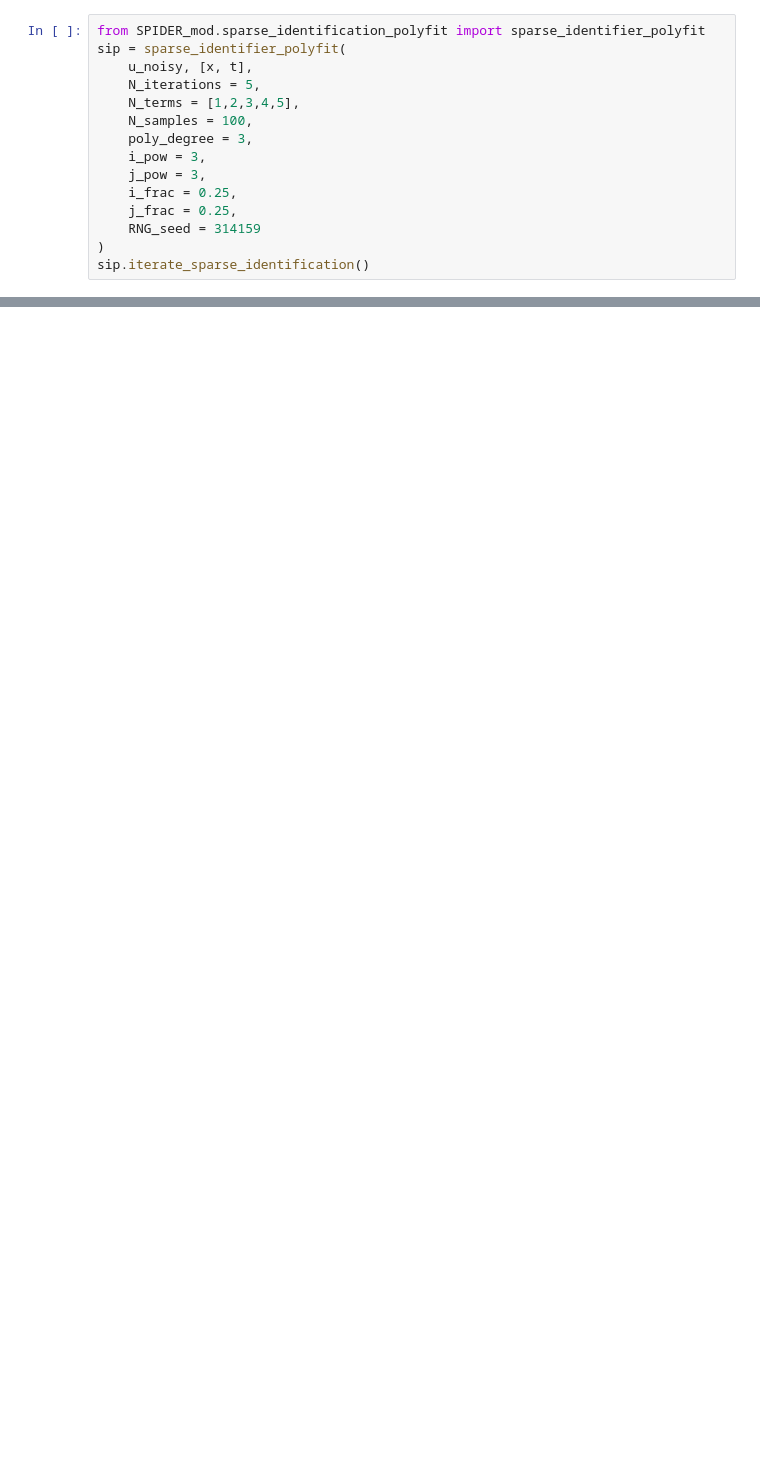
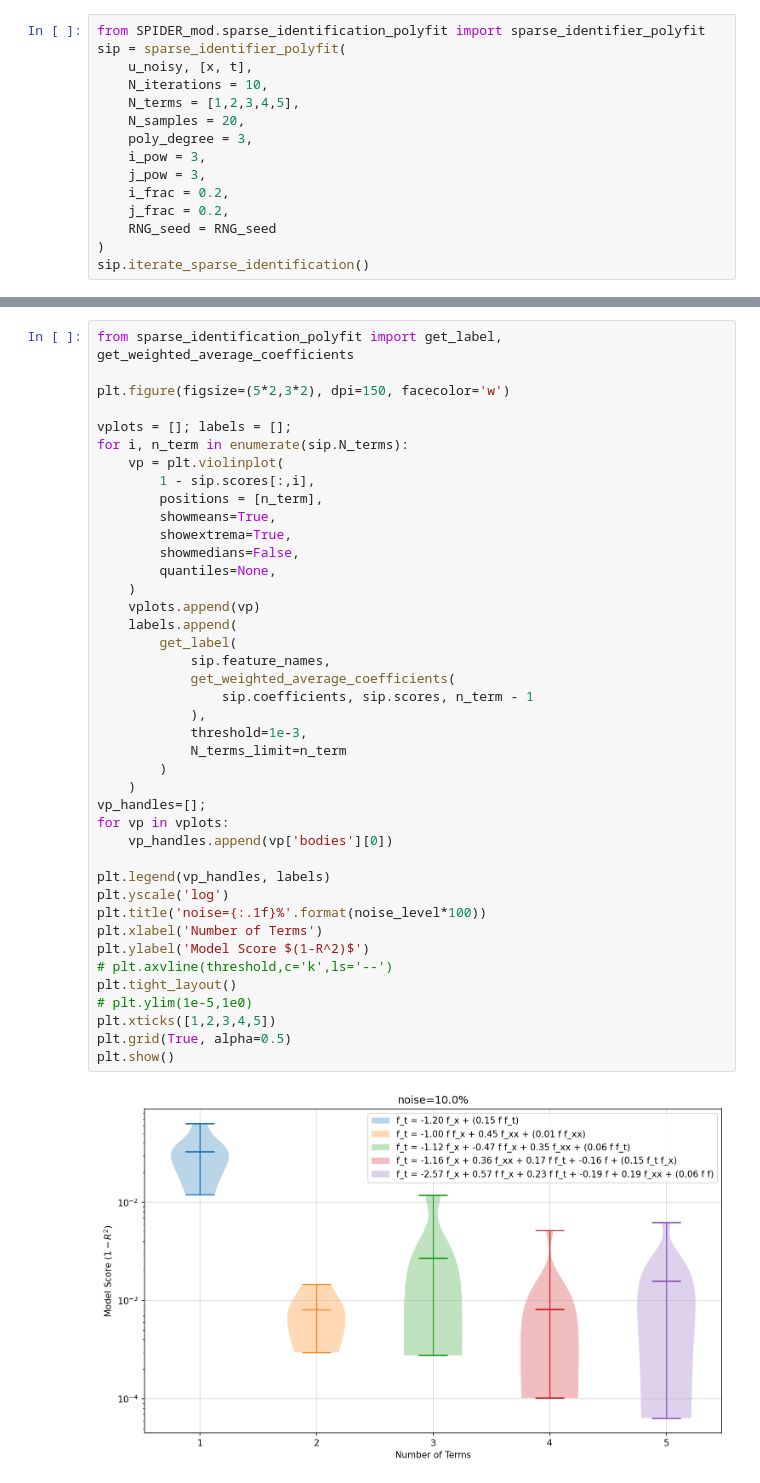
Before and after one commit to iamcalvinlau/MISER, a Jupyter notebook: SINDy -- Burger's Equation (Smoothed Polyfit).ipynb, the cells around one changed output, grey strips where cells are left out. Saved outputs shown, nothing was run; the diff lists cells and outputs as text; blank space fills up the shorter version.

```diff
--- a/SINDy -- Burger's Equation (Smoothed Polyfit).ipynb
+++ b/SINDy -- Burger's Equation (Smoothed Polyfit).ipynb
@@ -88,14 +87,14 @@ plt.show()
 from SPIDER_mod.sparse_identification_polyfit import sparse_identifier_polyfit
 sip = sparse_identifier_polyfit(
     u_noisy, [x, t],
-    N_iterations = 5,
+    N_iterations = 10,
     N_terms = [1,2,3,4,5],
-    N_samples = 100,
+    N_samples = 20,
     poly_degree = 3,
     i_pow = 3,
     j_pow = 3,
-    i_frac = 0.25,
-    j_frac = 0.25,
-    RNG_seed = 314159
+    i_frac = 0.2,
+    j_frac = 0.2,
+    RNG_seed = RNG_seed
 )
 sip.iterate_sparse_identification()
@@ -136,0 +101,43 @@ u_t = 1.315 f_x f_x + -0.641 f
+# %%
+from sparse_identification_polyfit import get_label, get_weighted_average_coefficients
+
+plt.figure(figsize=(5*2,3*2), dpi=150, facecolor='w')
+
+vplots = []; labels = [];
+for i, n_term in enumerate(sip.N_terms):
+    vp = plt.violinplot(
+        1 - sip.scores[:,i],
+        positions = [n_term],
+        showmeans=True,
+        showextrema=True,
+        showmedians=False,
+        quantiles=None,
+    )
+    vplots.append(vp)
+    labels.append(
+        get_label(
+            sip.feature_names,
+            get_weighted_average_coefficients(
+                sip.coefficients, sip.scores, n_term - 1
+            ),
+            threshold=1e-3,
+            N_terms_limit=n_term
+        )
+    )
+vp_handles=[];
+for vp in vplots:
+    vp_handles.append(vp['bodies'][0])
+
+plt.legend(vp_handles, labels)
+plt.yscale('log')
+plt.title('noise={:.1f}%'.format(noise_level*100))
+plt.xlabel('Number of Terms')
+plt.ylabel('Model Score $(1-R^2)$')
+# plt.axvline(threshold,c='k',ls='--')
+plt.tight_layout()
+# plt.ylim(1e-5,1e0)
+plt.xticks([1,2,3,4,5])
+plt.grid(True, alpha=0.5)
+plt.show()
+# %% [output]
+[figure, added]
```
Also changed, not shown: parts of 6 cells of this notebook.
